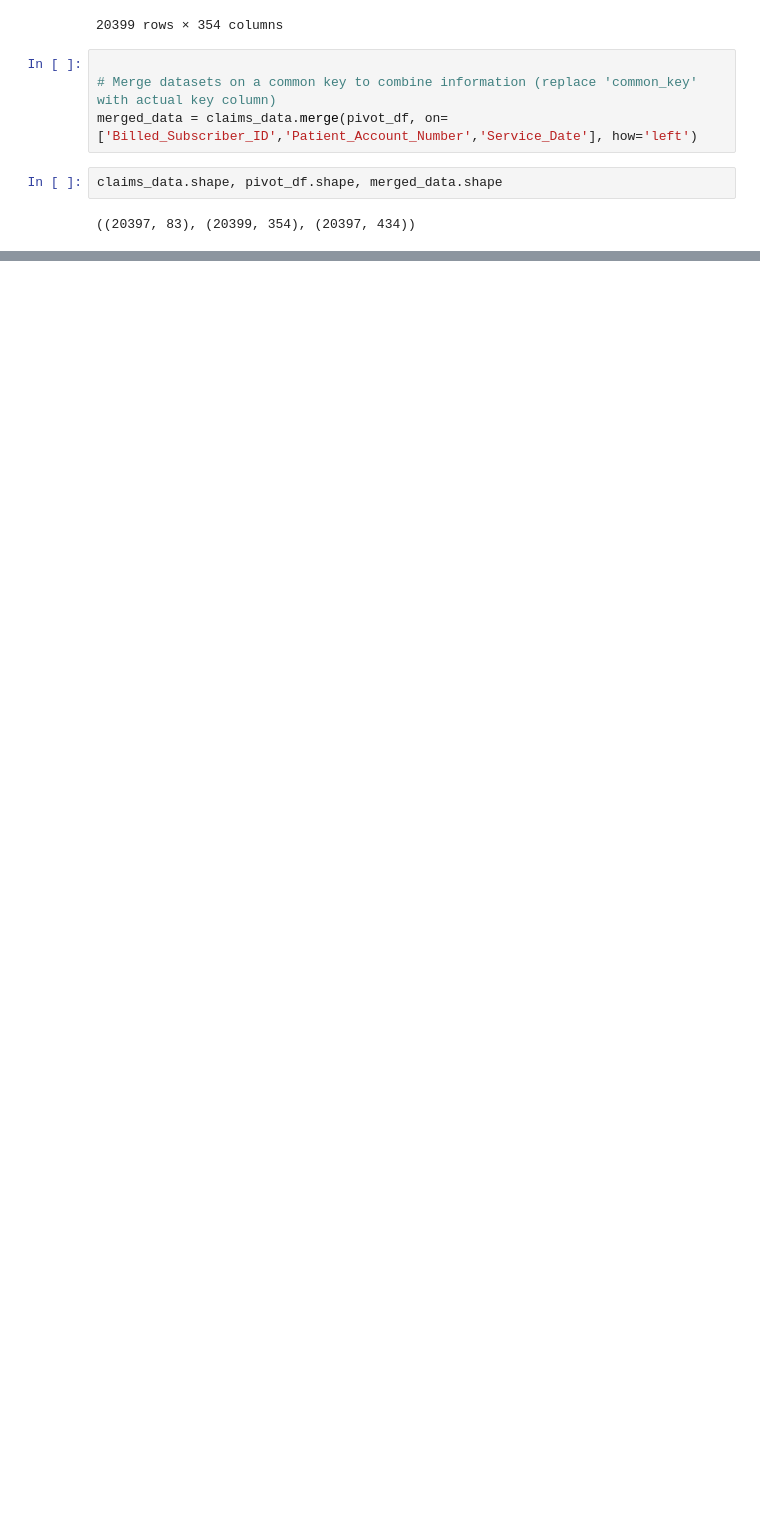
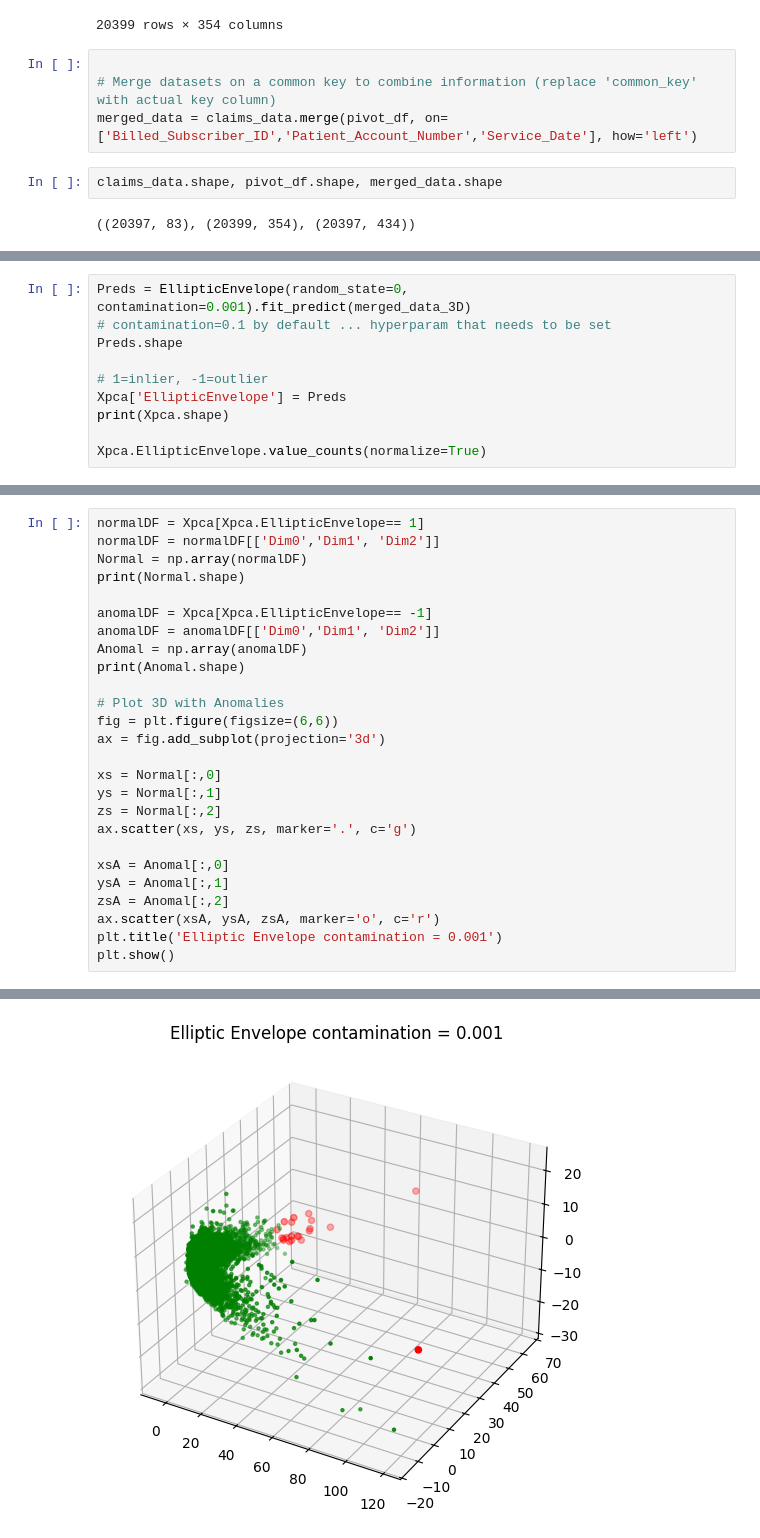
Before and after one commit to Rana-Banerjee/BloomValue, a Jupyter notebook: Bloom_Anomaly_detection.ipynb, the cells around one changed output, grey strips where cells are left out. Saved outputs shown, nothing was run; the diff lists cells and outputs as text; blank space fills up the shorter version.

```diff
--- a/Bloom_Anomaly_detection.ipynb
+++ b/Bloom_Anomaly_detection.ipynb
@@ -761,0 +960,10 @@ Index(['Billed_Subscriber_ID', 'Patient_Account_Number', 'Service_Date',
+# %%
+Preds = EllipticEnvelope(random_state=0, contamination=0.001).fit_predict(merged_data_3D)
+# contamination=0.1 by default ... hyperparam that needs to be set
+Preds.shape
+
+# 1=inlier, -1=outlier
+Xpca['EllipticEnvelope'] = Preds
+print(Xpca.shape)
+
+Xpca.EllipticEnvelope.value_counts(normalize=True)
@@ -761,0 +976,27 @@ Index(['Billed_Subscriber_ID', 'Patient_Account_Number', 'Service_Date',
+# %%
+normalDF = Xpca[Xpca.EllipticEnvelope== 1]
+normalDF = normalDF[['Dim0','Dim1', 'Dim2']]
+Normal = np.array(normalDF)
+print(Normal.shape)
+
+anomalDF = Xpca[Xpca.EllipticEnvelope== -1]
+anomalDF = anomalDF[['Dim0','Dim1', 'Dim2']]
+Anomal = np.array(anomalDF)
+print(Anomal.shape)
+
+# Plot 3D with Anomalies
+fig = plt.figure(figsize=(6,6))
+ax = fig.add_subplot(projection='3d')
+
+xs = Normal[:,0]
+ys = Normal[:,1]
+zs = Normal[:,2]
+ax.scatter(xs, ys, zs, marker='.', c='g')
+
+xsA = Anomal[:,0]
+ysA = Anomal[:,1]
+zsA = Anomal[:,2]
+ax.scatter(xsA, ysA, zsA, marker='o', c='r')
+plt.title('Elliptic Envelope contamination = 0.001')
+plt.show()
+# %% [output]
@@ -761,0 +1005 @@ Index(['Billed_Subscriber_ID', 'Patient_Account_Number', 'Service_Date',
+[figure, added]
```
Also changed, not shown: parts of 49 cells of this notebook, 2 other files.
